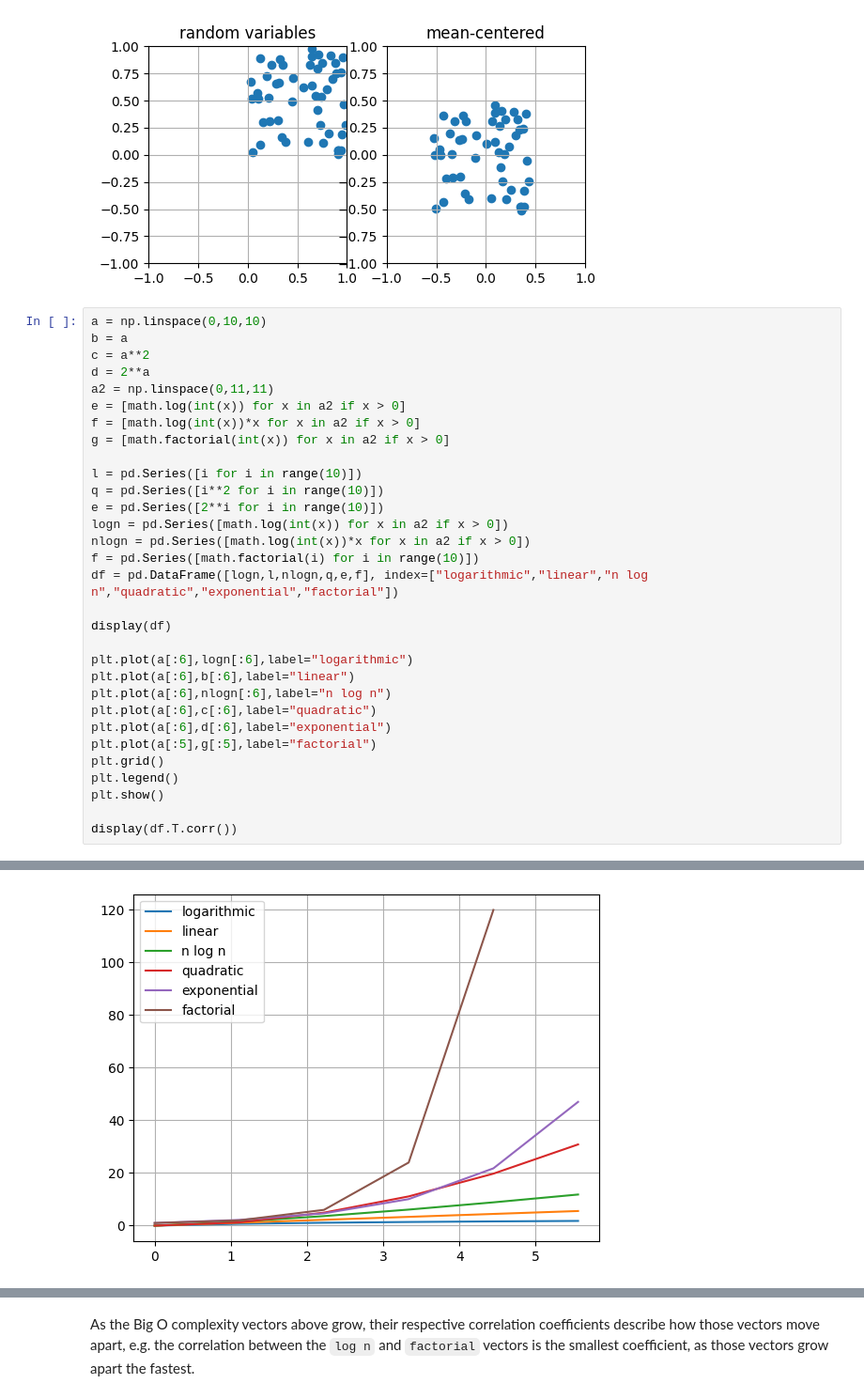
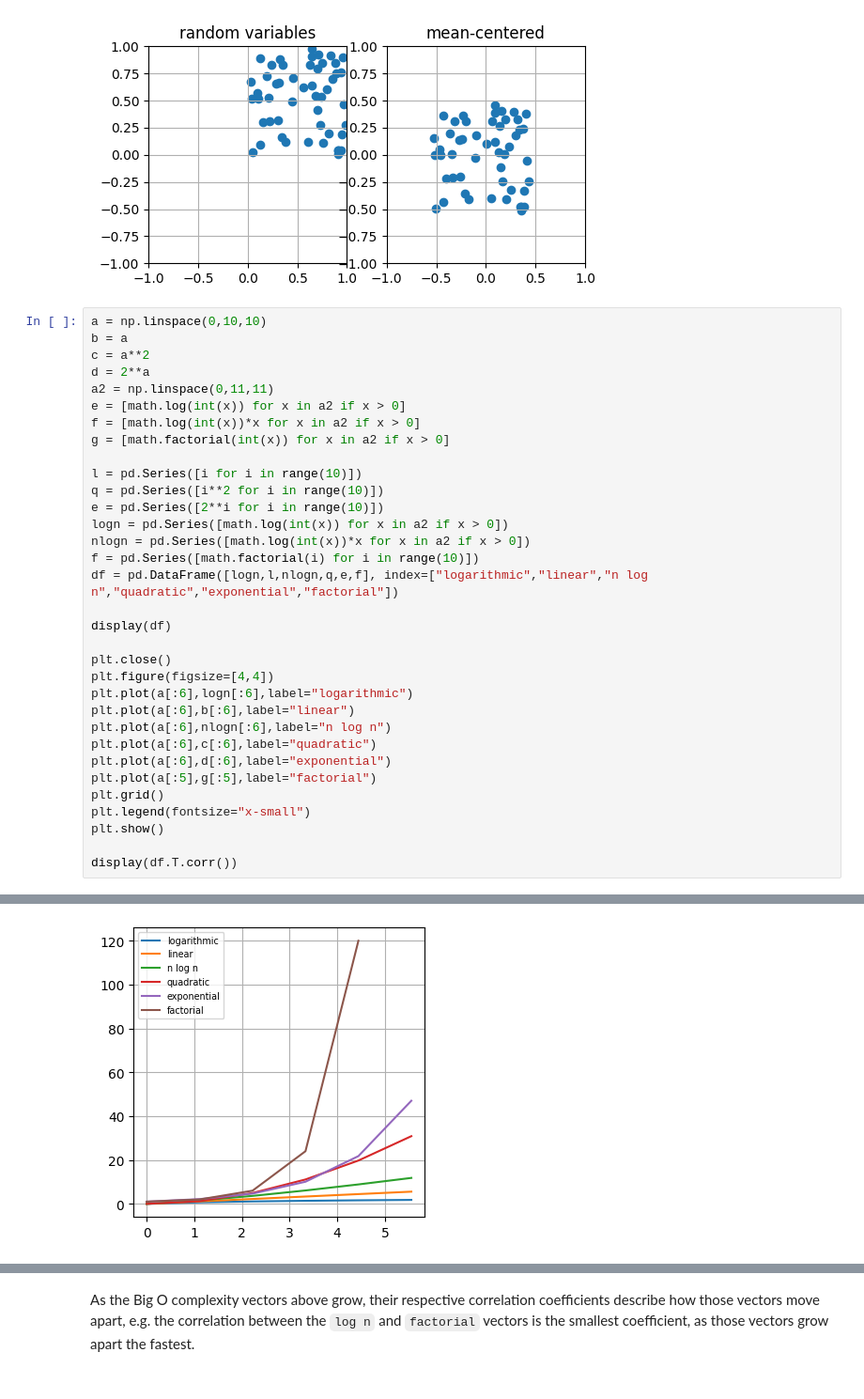
Before and after one commit to solarecho3/vectors, a Jupyter notebook: vectors.ipynb, the cells around one changed output, grey strips where cells are left out. Shown at 94% size. Saved outputs shown, nothing was run; the diff lists cells and outputs as text.

```diff
--- a/vectors.ipynb
+++ b/vectors.ipynb
@@ -925,35 +925,37 @@ f = [math.log(int(x))*x for x in a2 if x > 0]
 g = [math.factorial(int(x)) for x in a2 if x > 0]
 
 l = pd.Series([i for i in range(10)])
 q = pd.Series([i**2 for i in range(10)])
 e = pd.Series([2**i for i in range(10)])
 logn = pd.Series([math.log(int(x)) for x in a2 if x > 0])
 nlogn = pd.Series([math.log(int(x))*x for x in a2 if x > 0])
 f = pd.Series([math.factorial(i) for i in range(10)])
 df = pd.DataFrame([logn,l,nlogn,q,e,f], index=["logarithmic","linear","n log n","quadratic","exponential","factorial"])
 
 display(df)
 
+plt.close()
+plt.figure(figsize=[4,4])
 plt.plot(a[:6],logn[:6],label="logarithmic")
 plt.plot(a[:6],b[:6],label="linear")
 plt.plot(a[:6],nlogn[:6],label="n log n")
 plt.plot(a[:6],c[:6],label="quadratic")
 plt.plot(a[:6],d[:6],label="exponential")
 plt.plot(a[:5],g[:5],label="factorial")
 plt.grid()
-plt.legend()
+plt.legend(fontsize="x-small")
 plt.show()
 
 display(df.T.corr())
 # %% [output]
 |  | 0 | 1 | 2 | 3 | 4 | 5 | 6 | 7 | 8 | 9 |
 | logarithmic | 0.0 | 0.693147 | 1.098612 | 1.386294 | 1.609438 | 1.791759 | 1.945910 | 2.079442 | 2.197225 | 2.397895 |
 | linear | 0.0 | 1.000000 | 2.000000 | 3.000000 | 4.000000 | 5.000000 | 6.000000 | 7.000000 | 8.000000 | 9.000000 |
 | n log n | 0.0 | 1.524924 | 3.625421 | 6.099695 | 8.851909 | 11.825612 | 14.983508 | 18.299086 | 21.752523 | 26.376848 |
 | quadratic | 0.0 | 1.000000 | 4.000000 | 9.000000 | 16.000000 | 25.000000 | 36.000000 | 49.000000 | 64.000000 | 81.000000 |
 | exponential | 1.0 | 2.000000 | 4.000000 | 8.000000 | 16.000000 | 32.000000 | 64.000000 | 128.000000 | 256.000000 | 512.000000 |
 | factorial | 1.0 | 1.000000 | 2.000000 | 6.000000 | 24.000000 | 120.000000 | 720.000000 | 5040.000000 | 40320.000000 | 362880.000000 |
-[figure, old version]
+[figure, new version]
 |  | logarithmic | linear | n log n | quadratic | exponential | factorial |
 | logarithmic | 1.000000 | 0.957504 | 0.919105 | 0.852108 | 0.656391 | 0.457370 |
 | linear | 0.957504 | 1.000000 | 0.992544 | 0.962691 | 0.798837 | 0.576430 |
```
Also changed, not shown: parts of 2 cells of this notebook.
